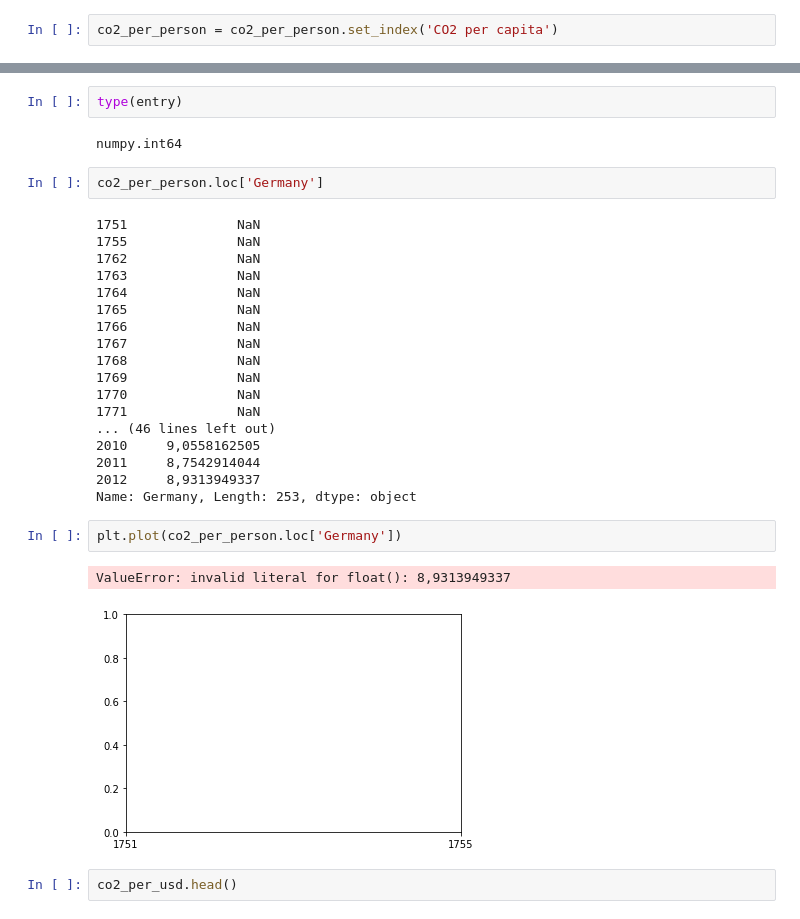
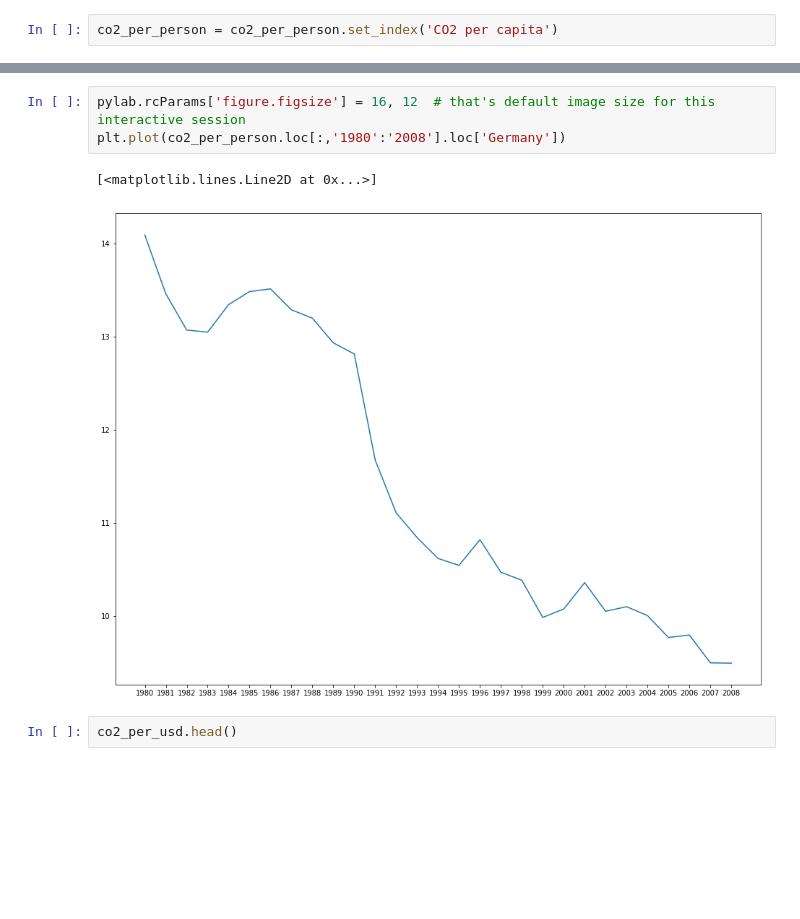
Before and after one commit to hstoefen/Intro-to-Data-Analysis, a Jupyter notebook: Final Project/project_draft1.ipynb, the cells around one changed output, grey strips where cells are left out. Drawn from its saved outputs; the diff is of its cells as text; blank space fills up the shorter version.

```diff
--- a/Final Project/project_draft1.ipynb
+++ b/Final Project/project_draft1.ipynb
@@ -171,32 +95,9 @@ co2_per_person
-# %%
-type(entry)
-# %% [output]
-numpy.int64
-# %%
-co2_per_person.loc['Germany']
-# %% [output]
-1751              NaN
-1755              NaN
-1762              NaN
-1763              NaN
-1764              NaN
-1765              NaN
-1766              NaN
-1767              NaN
-1768              NaN
-1769              NaN
-1770              NaN
-1771              NaN
-... (46 lines left out)
-2010     9,0558162505
-2011     8,7542914044
-2012     8,9313949337
-Name: Germany, Length: 253, dtype: object
-# %%
-plt.plot(co2_per_person.loc['Germany'])
-# %% [output]
-ValueError: invalid literal for float(): 8,9313949337
-[figure, removed]
+# %%
+pylab.rcParams['figure.figsize'] = 16, 12  # that's default image size for this interactive session
+plt.plot(co2_per_person.loc[:,'1980':'2008'].loc['Germany'])
+# %% [output]
+[<matplotlib.lines.Line2D at 0x...>]
+[figure, added]
 # %%
 co2_per_usd.head()
 # %% [output]
```
Also changed, not shown: parts of 20 cells of this notebook, 3 other files.
